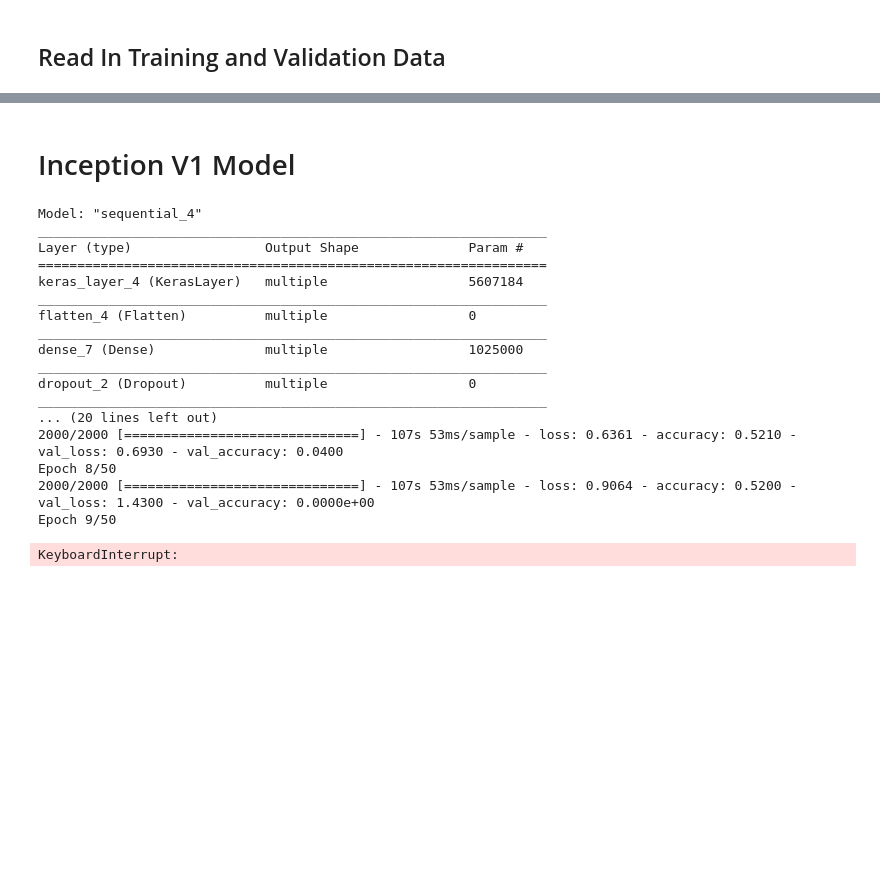
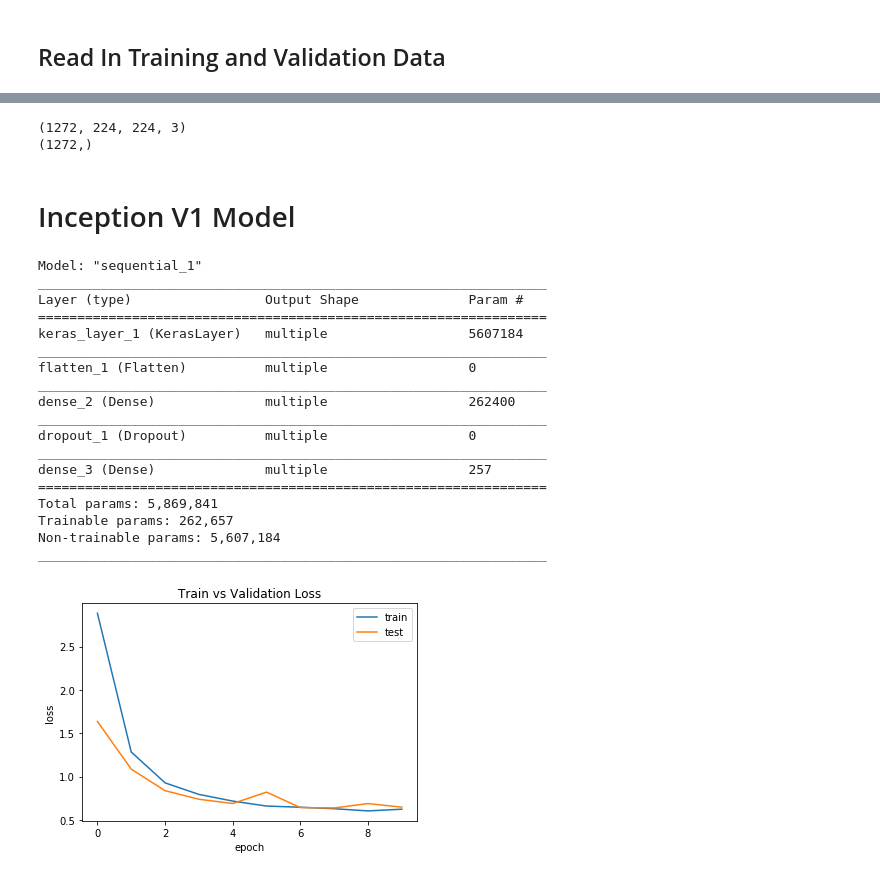
Before and after one commit to amikha33/MURA, a Jupyter notebook: Mura_InceptionV1.ipynb, the cells around one changed output, grey strips where cells are left out. Cells and saved outputs as stored; diff of their text form; code cells hidden in the pictures; blank space fills up the shorter version.

Commit message:
Inception Classes

```diff
--- a/Mura_InceptionV1.ipynb
+++ b/Mura_InceptionV1.ipynb
@@ -159,37 +140,54 @@ print(train_y.shape)
+# %%
+print(train_X_HUMERUS.shape)
+print(train_y_HUMERUS.shape)
+# %% [output]
+(1272, 224, 224, 3)
+(1272,)
 # %% [markdown]
 # Inception V1 Model
+# %%
+def plotingModel(history_):
+
+    plt.plot(history_.history['loss'])
+    plt.plot(history_.history['val_loss'])
+    plt.title("Train vs Validation Loss")
+    plt.ylabel('loss')
+    plt.xlabel('epoch')
+    plt.grid(False)
+
+    plt.legend(['train', 'test'], loc='upper right')
 # %%
 inception_base_layer = hub.KerasLayer("https://tfhub.dev/google/imagenet/inception_v1/feature_vector/4")
 
 inception_model = tf.keras.Sequential()
 inception_model.add(inception_base_layer)
 inception_model.add(tf.keras.layers.Flatten())
-inception_model.add(tf.keras.layers.Dense(1000, activation='relu'))
+inception_model.add(tf.keras.layers.Dense(256, activation='relu', kernel_regularizer=regularizers.l2(0.01)))
 inception_model.add(tf.keras.layers.Dropout(0.5))
-inception_model.add(tf.keras.layers.Dense(2, activation='softmax'))
+inception_model.add(tf.keras.layers.Dense(1, activation='sigmoid'))
 
 inception_model.build([None, 224, 224, 3])  # Batch input shape.
-inception_model.compile(optimizer = 'SGD', loss = 'categorical_crossentropy', metrics = ['accuracy'])
+inception_model.compile(optimizer = 'adamax', loss="binary_crossentropy", metrics = ['accuracy'])
 inception_model.summary()
-history_inception = inception_model.fit(train_X, train_y, epochs=50, batch_size=200, validation_data=(validation_X, validation_y))
+#history_inception = inception_model.fit(train_X_WRIST, train_y_WRIST, epochs=10, batch_size=32, validation_data=(validation_X_WRIST, validation_y_WRIST))
 
 #inception_model.evaluate(train_X / 255.0, train_y)
 # %% [output]
-Model: "sequential_4"
+Model: "sequential_1"
 _________________________________________________________________
 Layer (type)                 Output Shape              Param #
 =================================================================
-keras_layer_4 (KerasLayer)   multiple                  5607184
+keras_layer_1 (KerasLayer)   multiple                  5607184
 _________________________________________________________________
-flatten_4 (Flatten)          multiple                  0
+flatten_1 (Flatten)          multiple                  0
 _________________________________________________________________
-dense_7 (Dense)              multiple                  1025000
+dense_2 (Dense)              multiple                  262400
 _________________________________________________________________
-dropout_2 (Dropout)          multiple                  0
+dropout_1 (Dropout)          multiple                  0
 _________________________________________________________________
-... (20 lines left out)
-2000/2000 [==============================] - 107s 53ms/sample - loss: 0.6361 - accuracy: 0.5210 - val_loss: 0.6930 - val_accuracy: 0.0400
-Epoch 8/50
-2000/2000 [==============================] - 107s 53ms/sample - loss: 0.9064 - accuracy: 0.5200 - val_loss: 1.4300 - val_accuracy: 0.0000e+00
-Epoch 9/50
+dense_3 (Dense)              multiple                  257
+=================================================================
+Total params: 5,869,841
+Trainable params: 262,657
+Non-trainable params: 5,607,184
+_________________________________________________________________
-KeyboardInterrupt:
@@ -197,0 +194,4 @@ inception_model.evaluate(validation_X, validation_y)
+# %%
+plotingModel(history_inception)
+# %% [output]
+[figure, added]
```
Also changed, not shown: parts of 16 cells of this notebook.
